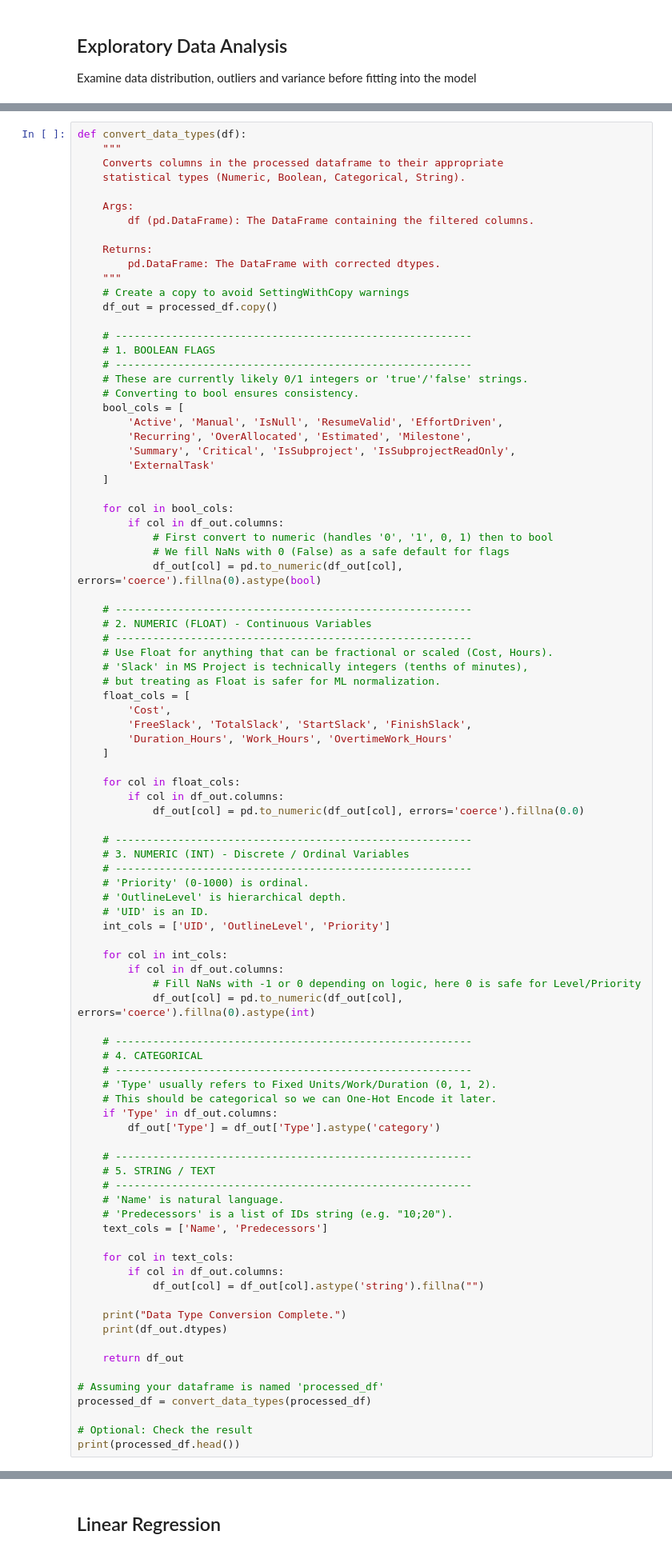
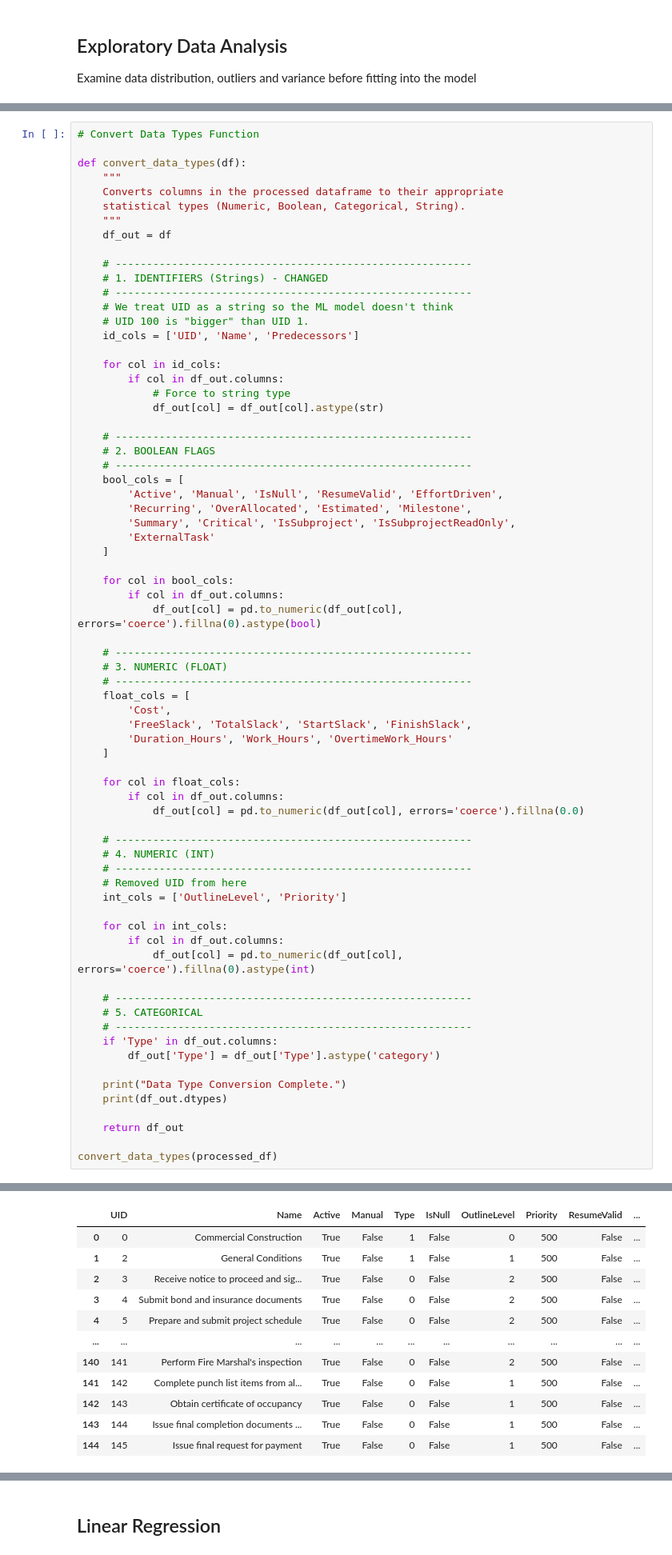
Before and after one commit to damian2551/AI-BIM-Project, a Jupyter notebook: AI-BIM_testing.ipynb, the cells around one changed output, grey strips where cells are left out. Shown: that part at 80% size. Saved outputs shown, nothing was run; the diff lists cells and outputs as text.

```diff
--- a/AI-BIM_testing.ipynb
+++ b/AI-BIM_testing.ipynb
@@ -365,24 +372,29 @@ Index(['UID', 'Name', 'Active', 'Manual', 'Type', 'IsNull', 'OutlineLevel',
       dtype='object')
 # %%
+# Convert Data Types Function
+
 def convert_data_types(df):
     """
     Converts columns in the processed dataframe to their appropriate
     statistical types (Numeric, Boolean, Categorical, String).
-
-    Args:
-        df (pd.DataFrame): The DataFrame containing the filtered columns.
-
-    Returns:
-        pd.DataFrame: The DataFrame with corrected dtypes.
     """
-    # Create a copy to avoid SettingWithCopy warnings
-    df_out = processed_df.copy()
+    df_out = df
 
     # ---------------------------------------------------------
-    # 1. BOOLEAN FLAGS
+    # 1. IDENTIFIERS (Strings) - CHANGED
     # ---------------------------------------------------------
-    # These are currently likely 0/1 integers or 'true'/'false' strings.
-    # Converting to bool ensures consistency.
+    # We treat UID as a string so the ML model doesn't think
+    # UID 100 is "bigger" than UID 1.
+    id_cols = ['UID', 'Name', 'Predecessors']
+
+    for col in id_cols:
+        if col in df_out.columns:
+            # Force to string type
+            df_out[col] = df_out[col].astype(str)
+
+    # ---------------------------------------------------------
+    # 2. BOOLEAN FLAGS
+    # ---------------------------------------------------------
     bool_cols = [
         'Active', 'Manual', 'IsNull', 'ResumeValid', 'EffortDriven',
         'Recurring', 'OverAllocated', 'Estimated', 'Milestone',
@@ -392,16 +404,11 @@ def convert_data_types(df):
 
     for col in bool_cols:
         if col in df_out.columns:
-            # First convert to numeric (handles '0', '1', 0, 1) then to bool
-            # We fill NaNs with 0 (False) as a safe default for flags
             df_out[col] = pd.to_numeric(df_out[col], errors='coerce').fillna(0).astype(bool)
 
     # ---------------------------------------------------------
-    # 2. NUMERIC (FLOAT) - Continuous Variables
+    # 3. NUMERIC (FLOAT)
     # ---------------------------------------------------------
-    # Use Float for anything that can be fractional or scaled (Cost, Hours).
-    # 'Slack' in MS Project is technically integers (tenths of minutes),
-    # but treating as Float is safer for ML normalization.
     float_cols = [
         'Cost',
         'FreeSlack', 'TotalSlack', 'StartSlack', 'FinishSlack',
@@ -413,46 +420,26 @@ def convert_data_types(df):
             df_out[col] = pd.to_numeric(df_out[col], errors='coerce').fillna(0.0)
 
     # ---------------------------------------------------------
-    # 3. NUMERIC (INT) - Discrete / Ordinal Variables
+    # 4. NUMERIC (INT)
     # ---------------------------------------------------------
-    # 'Priority' (0-1000) is ordinal.
-    # 'OutlineLevel' is hierarchical depth.
-    # 'UID' is an ID.
-    int_cols = ['UID', 'OutlineLevel', 'Priority']
+    # Removed UID from here
+    int_cols = ['OutlineLevel', 'Priority']
 
     for col in int_cols:
         if col in df_out.columns:
-            # Fill NaNs with -1 or 0 depending on logic, here 0 is safe for Level/Priority
             df_out[col] = pd.to_numeric(df_out[col], errors='coerce').fillna(0).astype(int)
 
     # ---------------------------------------------------------
-    # 4. CATEGORICAL
+    # 5. CATEGORICAL
     # ---------------------------------------------------------
-    # 'Type' usually refers to Fixed Units/Work/Duration (0, 1, 2).
-    # This should be categorical so we can One-Hot Encode it later.
     if 'Type' in df_out.columns:
         df_out['Type'] = df_out['Type'].astype('category')
-
-    # ---------------------------------------------------------
-    # 5. STRING / TEXT
-    # ---------------------------------------------------------
-    # 'Name' is natural language.
-    # 'Predecessors' is a list of IDs string (e.g. "10;20").
-    text_cols = ['Name', 'Predecessors']
-
-    for col in text_cols:
-        if col in df_out.columns:
-            df_out[col] = df_out[col].astype('string').fillna("")
 
     print("Data Type Conversion Complete.")
     print(df_out.dtypes)
 
     return df_out
 
-# Assuming your dataframe is named 'processed_df'
-processed_df = convert_data_types(processed_df)
-
-# Optional: Check the result
-print(processed_df.head())
+convert_data_types(processed_df)
 # %% [output]
 Data Type Conversion Complete.
@@ -474,0 +462,12 @@ Recurring                          bool
+|  | UID | Name | Active | Manual | Type | IsNull | OutlineLevel | Priority | ResumeValid | ... |
+| 0 | 0 | Commercial Construction | True | False | 1 | False | 0 | 500 | False | ... |
+| 1 | 2 | General Conditions | True | False | 1 | False | 1 | 500 | False | ... |
+| 2 | 3 | Receive notice to proceed and sig... | True | False | 0 | False | 2 | 500 | False | ... |
+| 3 | 4 | Submit bond and insurance documents | True | False | 0 | False | 2 | 500 | False | ... |
+| 4 | 5 | Prepare and submit project schedule | True | False | 0 | False | 2 | 500 | False | ... |
+| ... | ... | ... | ... | ... | ... | ... | ... | ... | ... | ... |
+| 140 | 141 | Perform Fire Marshal's inspection | True | False | 0 | False | 2 | 500 | False | ... |
+| 141 | 142 | Complete punch list items from al... | True | False | 0 | False | 1 | 500 | False | ... |
+| 142 | 143 | Obtain certificate of occupancy | True | False | 0 | False | 1 | 500 | False | ... |
+| 143 | 144 | Issue final completion documents ... | True | False | 0 | False | 1 | 500 | False | ... |
+| 144 | 145 | Issue final request for payment | True | False | 0 | False | 1 | 500 | False | ... |
```
Also changed, not shown: parts of 18 cells of this notebook.
